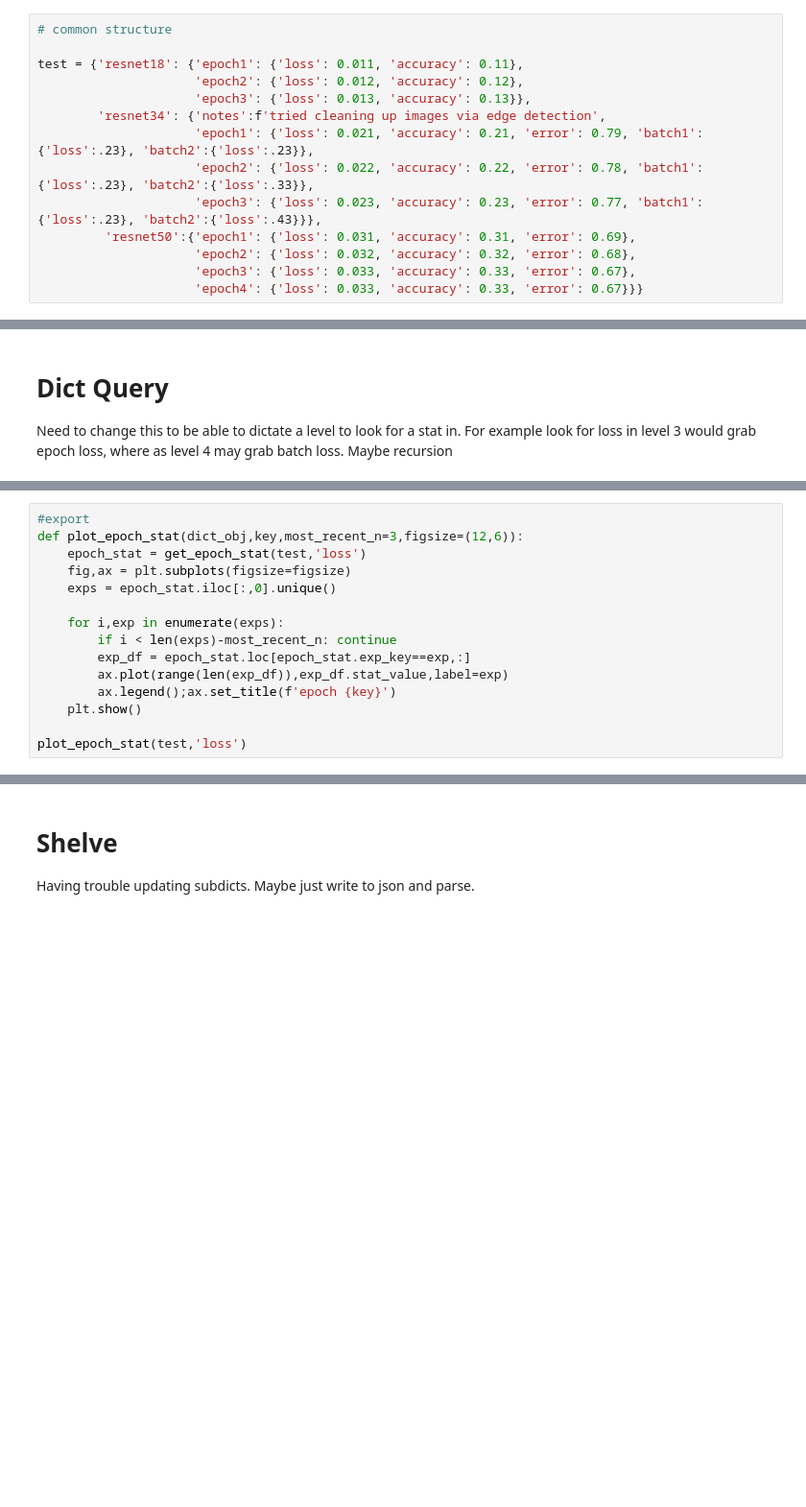
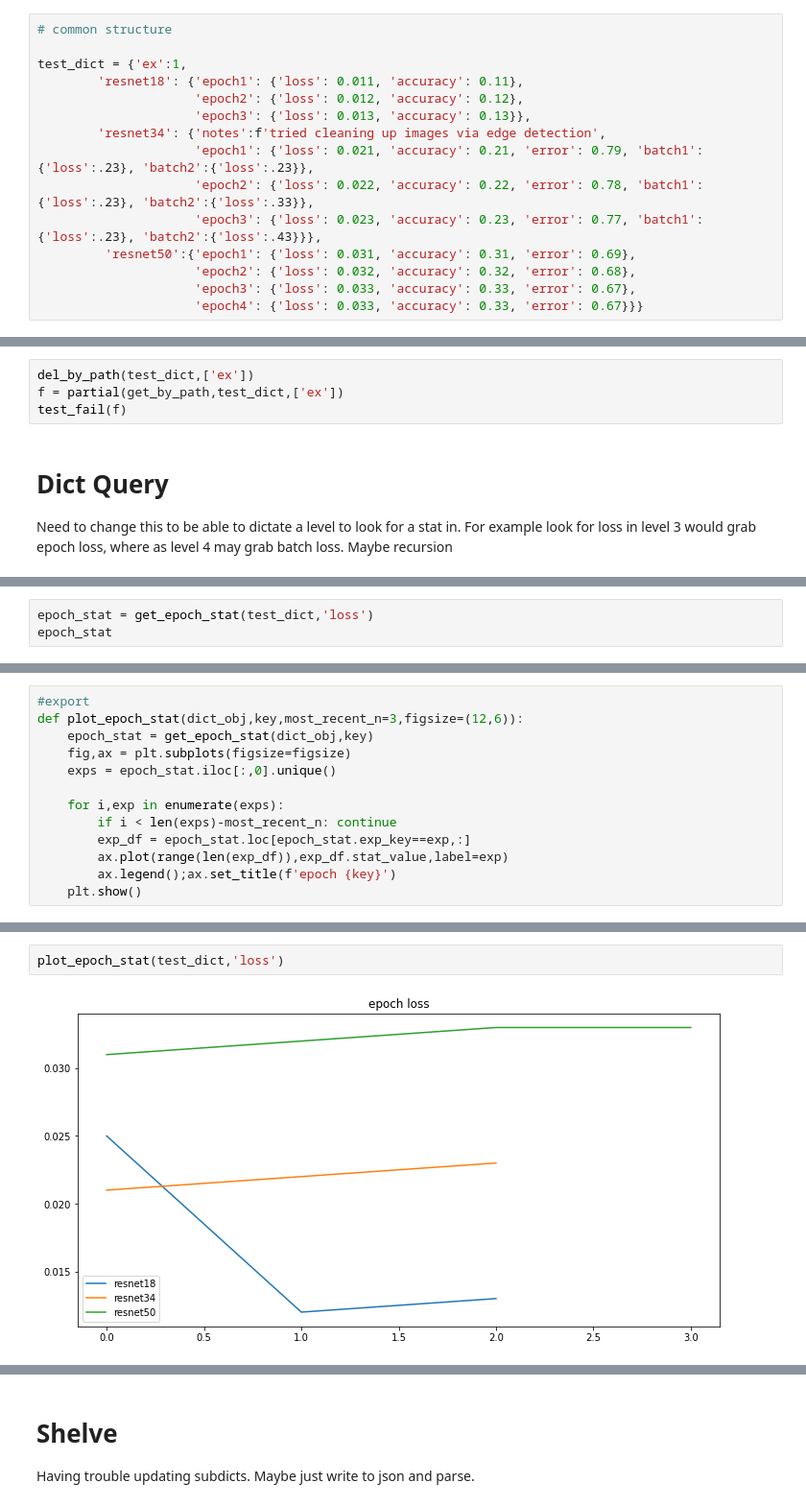
Before and after one commit to Isaac-Flath/perutils, a Jupyter notebook: 03_Tracking.ipynb, the cells around one changed output, grey strips where cells are left out. Shown at 96% size. Saved outputs shown, nothing was run; the diff lists cells and outputs as text; blank space fills up the shorter version.

```diff
--- a/03_Tracking.ipynb
+++ b/03_Tracking.ipynb
@@ -14,7 +17,8 @@ import matplotlib.pyplot as plt
 # %%
 # common structure
 
-test = {'resnet18': {'epoch1': {'loss': 0.011, 'accuracy': 0.11},
+test_dict = {'ex':1,
+        'resnet18': {'epoch1': {'loss': 0.011, 'accuracy': 0.11},
                      'epoch2': {'loss': 0.012, 'accuracy': 0.12},
                      'epoch3': {'loss': 0.013, 'accuracy': 0.13}},
         'resnet34': {'notes':f'tried cleaning up images via edge detection',
@@ -45,3 +58,7 @@ def del_by_path(dict_obj, keys):
+# %%
+del_by_path(test_dict,['ex'])
+f = partial(get_by_path,test_dict,['ex'])
+test_fail(f)
 # %% [markdown]
 # Dict Query
 
@@ -93,0 +77,3 @@ epoch_stat
+# %%
+epoch_stat = get_epoch_stat(test_dict,'loss')
+epoch_stat
@@ -94,7 +92,7 @@ epoch_stat
 # %%
 #export
 def plot_epoch_stat(dict_obj,key,most_recent_n=3,figsize=(12,6)):
-    epoch_stat = get_epoch_stat(test,'loss')
+    epoch_stat = get_epoch_stat(dict_obj,key)
     fig,ax = plt.subplots(figsize=figsize)
     exps = epoch_stat.iloc[:,0].unique()
 
@@ -104,5 +102,3 @@ def plot_epoch_stat(dict_obj,key,most_recent_n=3,figsize=(12,6)):
         ax.plot(range(len(exp_df)),exp_df.stat_value,label=exp)
         ax.legend();ax.set_title(f'epoch {key}')
     plt.show()
-
-plot_epoch_stat(test,'loss')
@@ -111,3 +105,7 @@ plot_epoch_stat(test,'loss')
+# %%
+plot_epoch_stat(test_dict,'loss')
+# %% [output]
+[figure, added]
 # %%
 #export
 def get_batch_stat(dict_obj,key):
```
Also changed, not shown: parts of 15 cells of this notebook.
